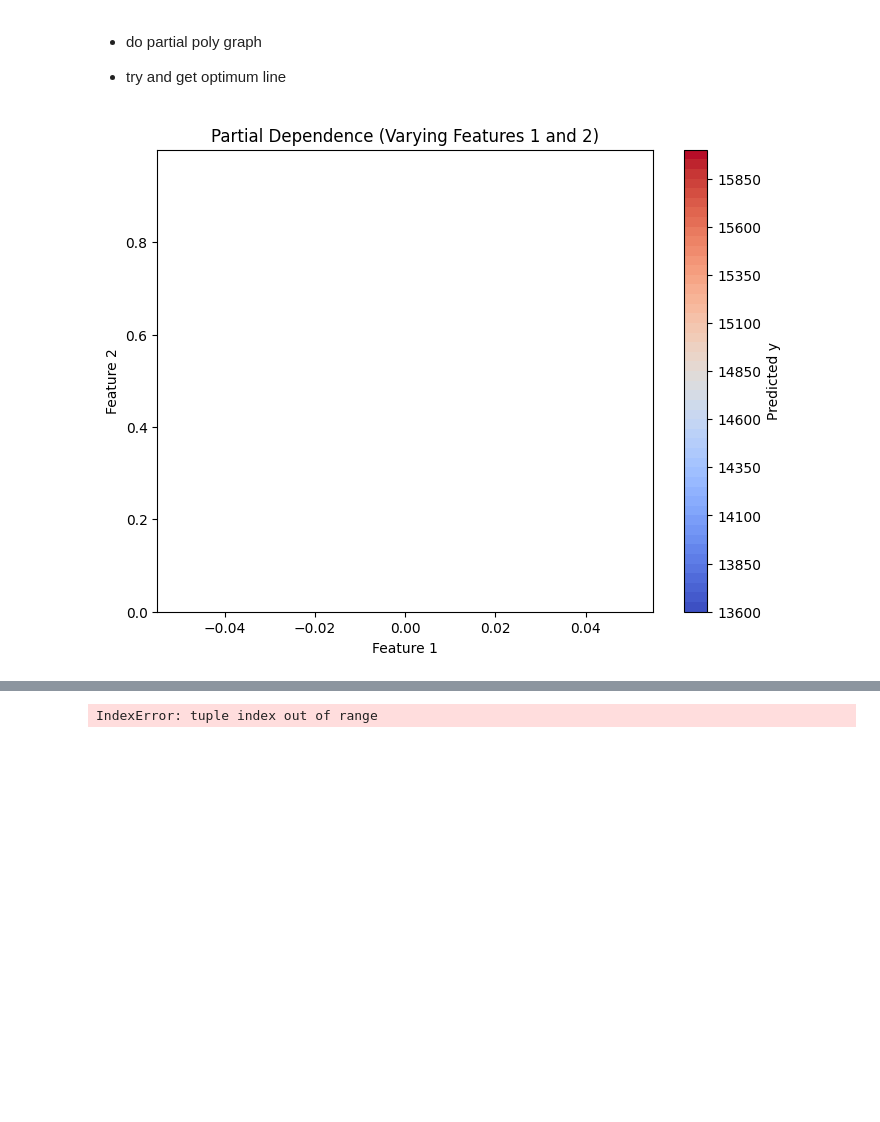
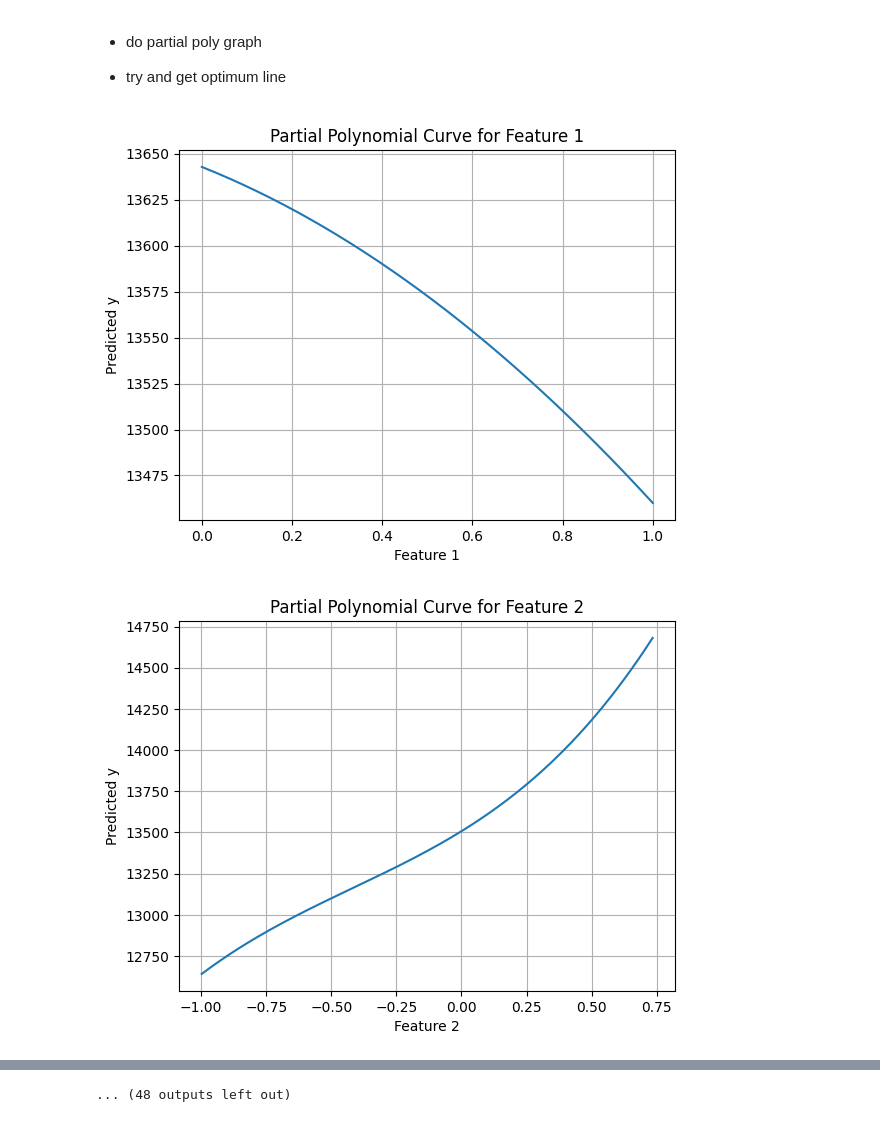
Before and after one commit to muhaseeb34/Data3001-Modelling-2, a Jupyter notebook: Muhammad-mutual_info-VIF-SVR.ipynb, the cells around one changed output, grey strips where cells are left out. Saved outputs shown, nothing was run; the diff lists cells and outputs as text; code cells hidden in the pictures; blank space fills up the shorter version.

```diff
--- a/Muhammad-mutual_info-VIF-SVR.ipynb
+++ b/Muhammad-mutual_info-VIF-SVR.ipynb
@@ -442,37 +442,29 @@ plt.show()
 
 - try and get optimum line
 # %%
-X_np = X_np = X.iloc[:, 1:].to_numpy()
+X_np = X.iloc[:, 1:].to_numpy()        # features
+n_features = X_np.shape[1]
 
-for i in range(X_np.shape[1]):
-    for j in range(i + 1, X_np.shape[1]):
+# fixed values for the remaining features
+fixed_vals = X_np.mean(axis=0)
 
-        feature1_range = np.linspace(0, percentiles[i], 100)
-        feature2_range = np.linspace(0, percentiles[j], 100)
+for i in range(n_features):
 
-        feature1_grid, feature2_grid = np.meshgrid(feature1_range, feature2_range)
+    f = np.linspace(X_np[:, i].min(), X_np[:, i].max(), 200)
 
-        X_grid = np.vstack([feature1_grid.ravel(), feature2_grid.ravel()]).T
+    X_grid = np.tile(fixed_vals, (len(f), 1))
+    X_grid[:, i] = f
 
-        other_idx = [k for k in range(X_np.shape[1]) if k != i and k != j]
-        X_fixed = np.mean(X_np[:, other_idx], axis=0)   # <-- FIXED
+    X_scaled = scaler_X.transform(X_grid)
+    y_scaled = grid_poly.predict(X_scaled)
+    y_pred = scaler_y.inverse_transform(y_scaled.reshape(-1, 1))
 
-        X_fixed_repeat = np.tile(X_fixed, (X_grid.shape[0], 1))
-
-        X_combined = np.hstack([X_grid, X_fixed_repeat])
-
-        X_combined_scaled = scaler_X.transform(X_combined)
-        y_pred_scaled = grid_poly.predict(X_combined_scaled)
-        y_pred = scaler_y.inverse_transform(y_pred_scaled.reshape(-1,1))
-
-        y_pred_grid = y_pred.reshape(feature1_grid.shape)
-
-        plt.figure(figsize=(8, 6))
-        plt.contourf(feature1_range, feature2_range, y_pred_grid, levels=50, cmap='coolwarm')
-        plt.colorbar(label='Predicted y')
-        plt.title(f'Partial Dependence (Varying Features {i+1} and {j+1})')
-        plt.xlabel(f'Feature {i+1}')
-        plt.ylabel(f'Feature {j+1}')
-        plt.show()
+    plt.plot(f, y_pred)
+    plt.xlabel(f"Feature {i+1}")
+    plt.ylabel("Predicted y")
+    plt.title(f"Partial Polynomial Curve for Feature {i+1}")
+    plt.grid()
+    plt.show()
 # %% [output]
-[figure, old version]
+[figure, new version]
+[figure, added]
@@ -479 +481 @@ for i in range(X_np.shape[1]):
-IndexError: tuple index out of range
+... (48 outputs left out)
```
Also changed, not shown: parts of 3 cells of this notebook.
